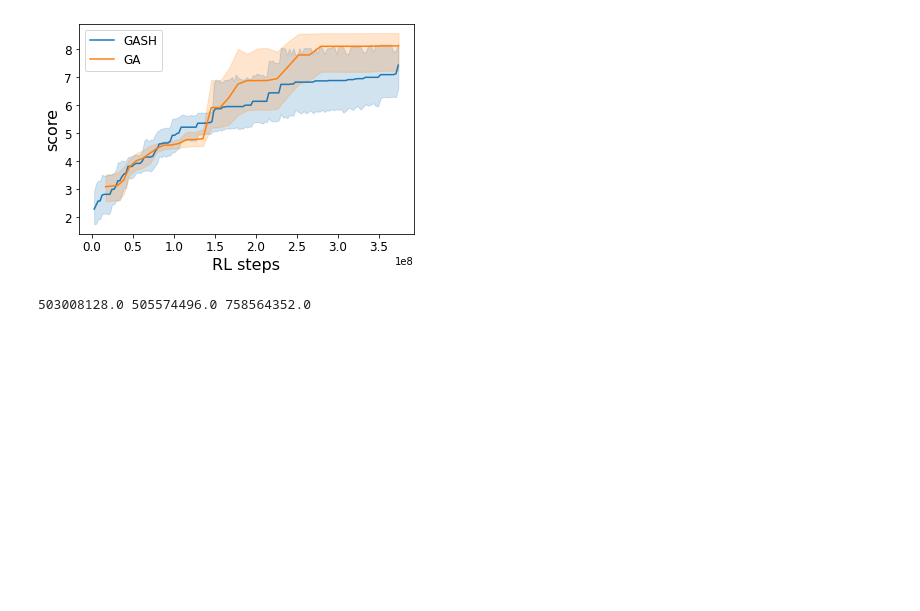
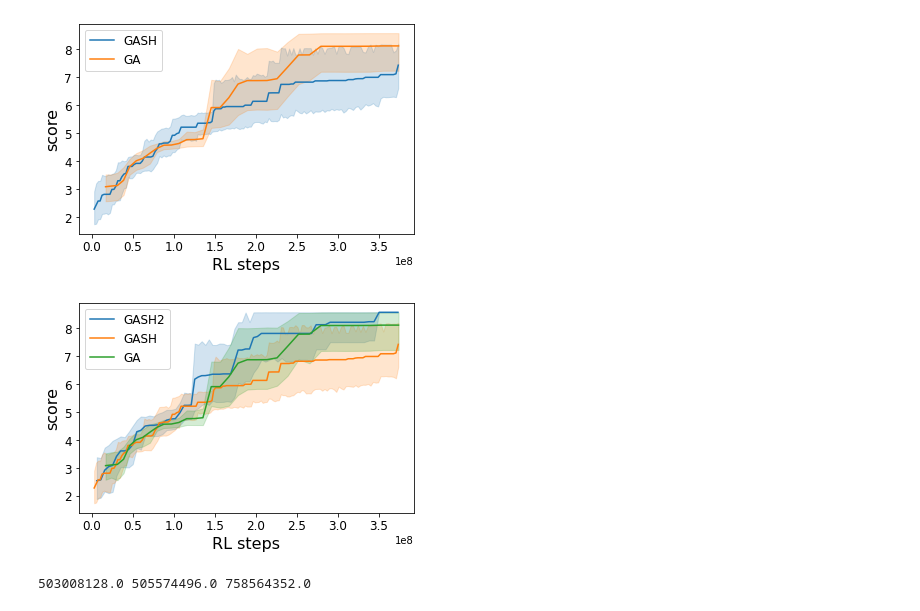
Before and after one commit to sk161717/Evogym-GASH, a Jupyter notebook: examples/output_graph.ipynb, the cells around one changed output. Drawn from its saved outputs; the diff is of its cells as text; code cells hidden in the pictures; blank space fills up the shorter version.

Commit message:
save result graphs

```diff
--- a/examples/output_graph.ipynb
+++ b/examples/output_graph.ipynb
@@ -204,6 +204,14 @@ df_ga=data_for_confidence('UpStepper-v0_GA',[101,102,103,104,105,106,107],33,Fal
 plot_confidence(pd.concat([df_gash,df_ga]),is_step_based,'UpStepper-v0')
 # %% [output]
 [figure]
+# %%
+is_step_based=True
+df_gash_2=data_for_confidence('UpStepper-v0_SuHatrain_scale2_GA',[101,102,103,104,105,106,107],72,False,'GASH2',load_steps,is_step_based)
+df_gash=data_for_confidence('UpStepper-v0_SuHaGA',[101,102,103,104,105,106,107],145,False,'GASH',load_steps,is_step_based)
+df_ga=data_for_confidence('UpStepper-v0_GA',[101,102,103,104,105,106,107],33,False,"GA",load_steps,is_step_based)
+plot_confidence(pd.concat([df_gash_2,df_gash,df_ga]),is_step_based,'UpStepper-v0_scale2')
+# %% [output]
+[figure, added]
 # %%
 is_step_based=True
 df_gash=data_for_confidence('PlatformJumper-v0_SuHaGA',[101,102,103,104,105,106,107],293,False,'GASH',load_steps,is_step_based)
```
Also changed, not shown: parts of 4 cells of this notebook, 46 other files.
